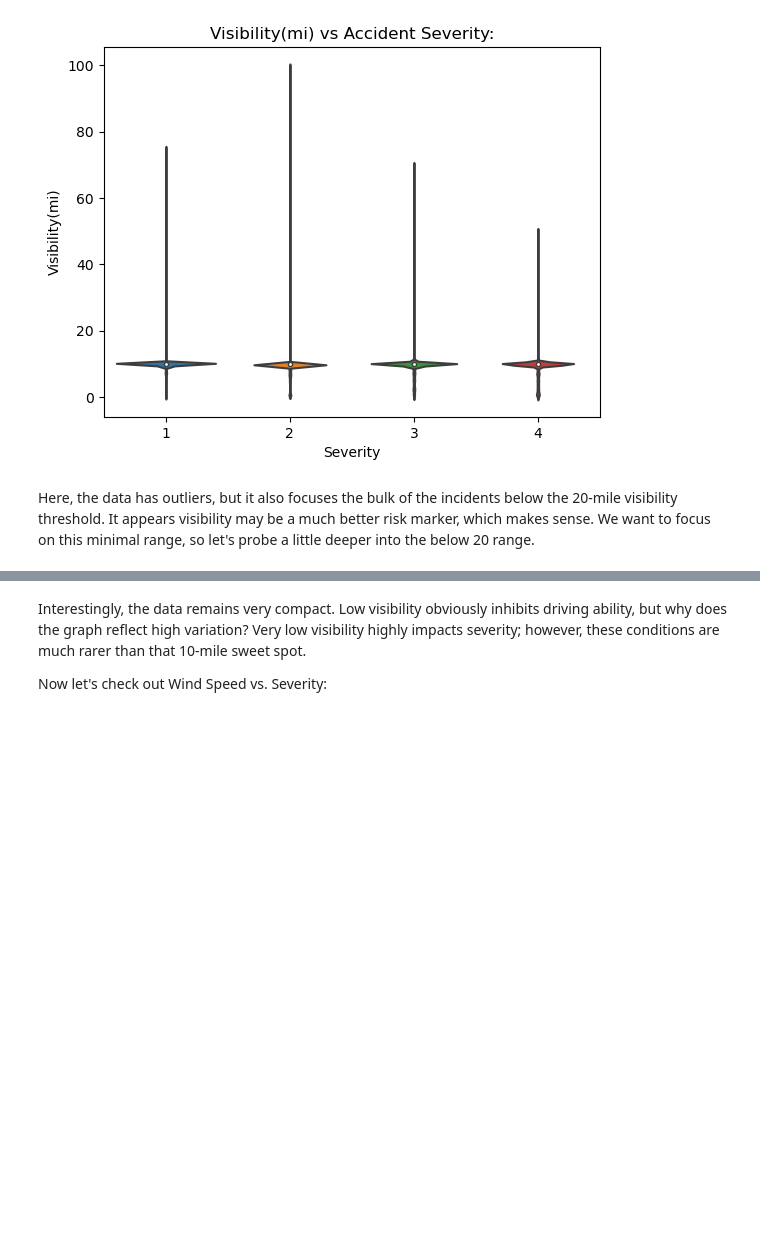
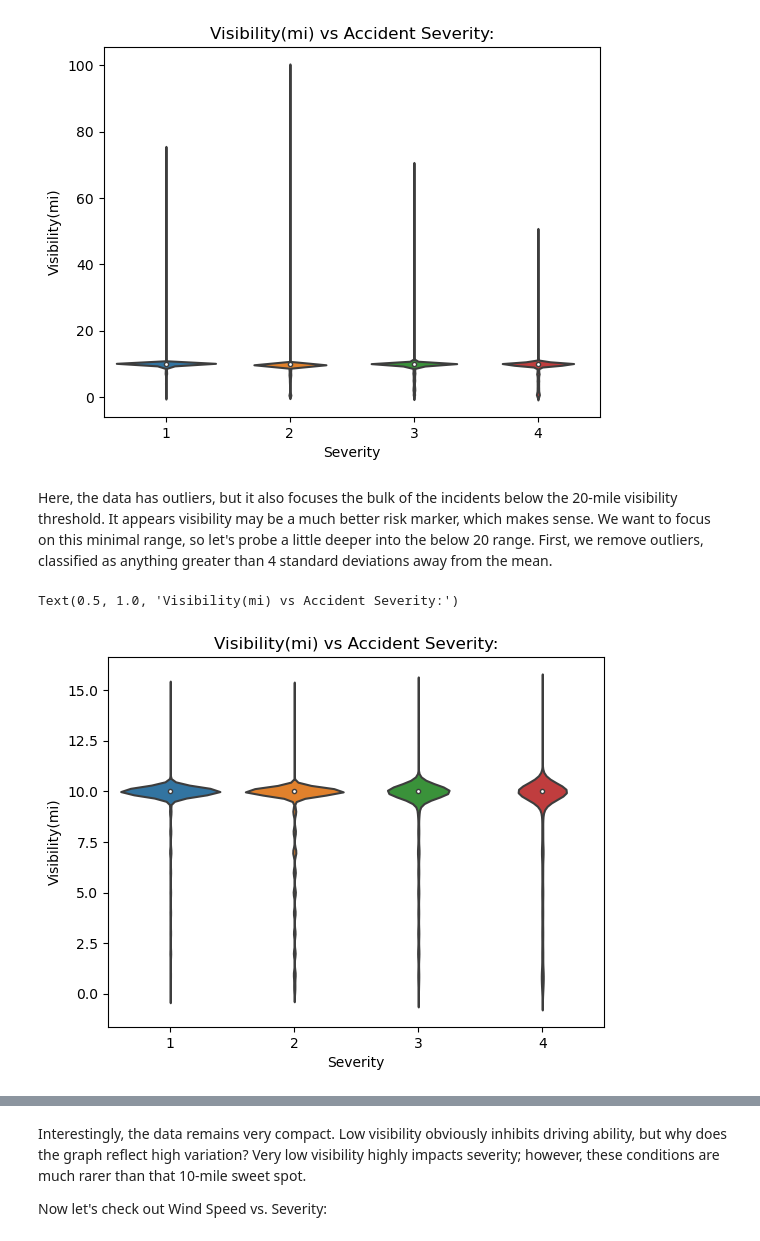
Before and after one commit to Anubis-vc/Anubis-vc.github.io, a Jupyter notebook: FinalProject.ipynb, the cells around one changed output, grey strips where cells are left out. Saved outputs shown, nothing was run; the diff lists cells and outputs as text; code cells hidden in the pictures; blank space fills up the shorter version.

```diff
--- a/FinalProject.ipynb
+++ b/FinalProject.ipynb
@@ -216,5 +217,17 @@ plt.title("Visibility(mi) vs Accident Severity:")
 Text(0.5, 1.0, 'Visibility(mi) vs Accident Severity:')
 [figure]
 # %% [markdown]
-Here, the data has outliers, but it also focuses the bulk of the incidents below the 20-mile visibility threshold. It appears visibility may be a much better risk marker, which makes sense. We want to focus on this minimal range, so let's probe a little deeper into the below 20 range.
+Here, the data has outliers, but it also focuses the bulk of the incidents below the 20-mile visibility threshold. It appears visibility may be a much better risk marker, which makes sense. We want to focus on this minimal range, so let's probe a little deeper into the below 20 range. First, we remove outliers, classified as anything greater than 4 standard deviations away from the mean.
+# %%
+mean_vis = df['Visibility(mi)'].mean()
+std_vis = df['Visibility(mi)'].std()
+
+clean_vis = df[(df['Visibility(mi)'] <= mean_vis + (4*std_vis))]
+clean_vis = clean_vis[(clean_vis['Visibility(mi)'] >= mean_vis - (4 * std_vis))]
+
+sns.violinplot(x ="Severity", y = "Visibility(mi)", data = clean_vis)
+plt.title("Visibility(mi) vs Accident Severity:")
+# %% [output]
+Text(0.5, 1.0, 'Visibility(mi) vs Accident Severity:')
+[figure, added]
 # %%
```
Also changed, not shown: parts of 5 cells of this notebook.
